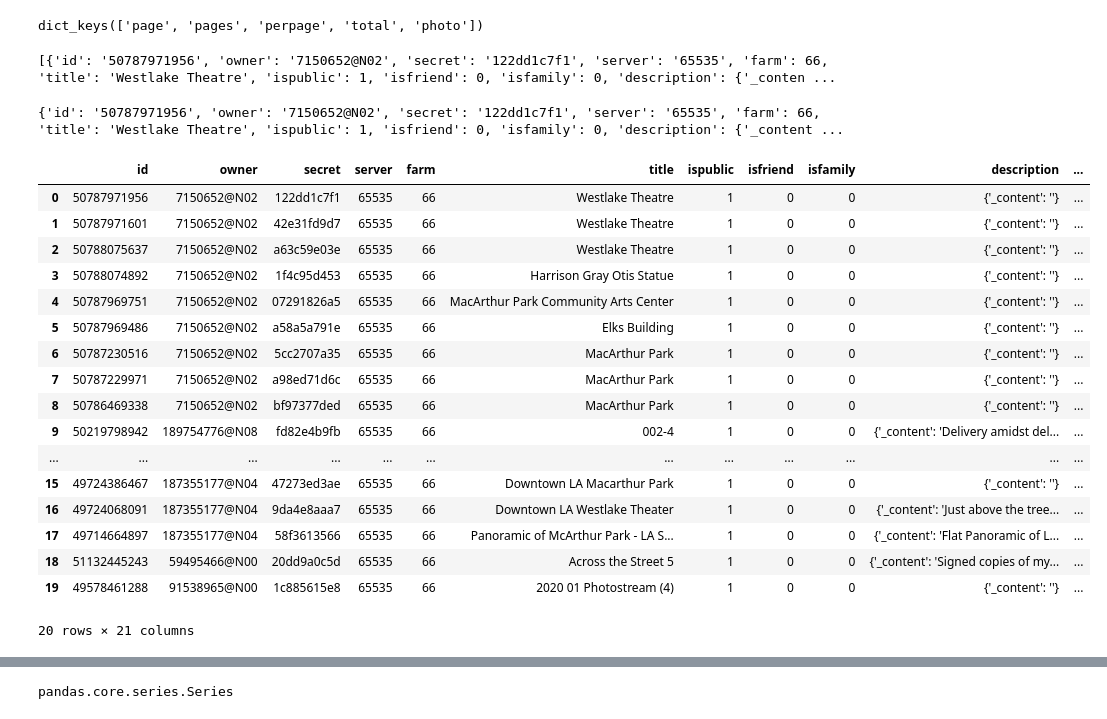
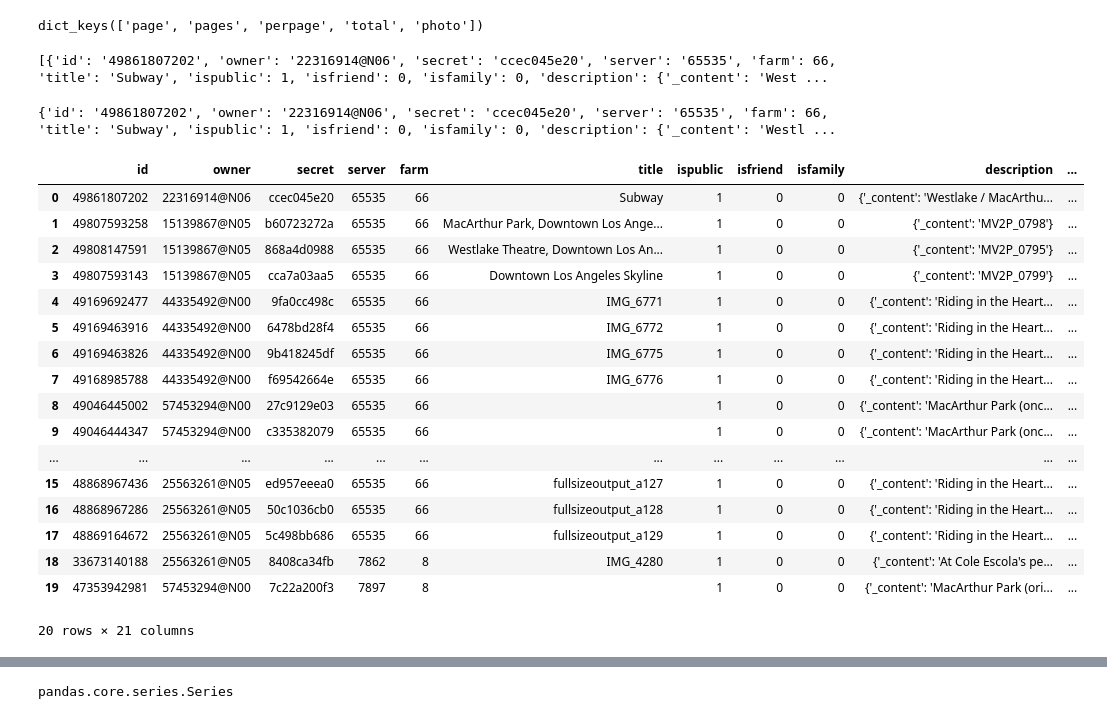
Before and after one commit to mlrog/LaParks_NLP, a Jupyter notebook: Parks_Code-Ellie.ipynb, the cells around one changed output, grey strips where cells are left out. Cells and saved outputs as stored; diff of their text form; code cells hidden in the pictures.

```diff
--- a/Parks_Code-Ellie.ipynb
+++ b/Parks_Code-Ellie.ipynb
@@ -11,6 +17,7 @@ flickr = flickrapi.FlickrAPI(api_key, api_secret, format='parsed-json')
 # %%
 extras='geo,description,tags'
-MacArthurPark = flickr.photos.search(tags='MacArthur Park', per_page=20, extras=extras,format='parsed-json')
+MacArthurPark = flickr.photos.search(tags='MacArthur Park', bbox = '-118.898278,33.704902,-118.161021,34.32848',
+                                     method_name='flickr', per_page=20, extras=extras,format='parsed-json')
 photos = MacArthurPark['photos']
 from pprint import pprint
 pprint(photos)
@@ -35,38 +42,43 @@ pprint(photos)
-# %%
-print(photos.keys())
-# %% [output]
-dict_keys(['page', 'pages', 'perpage', 'total', 'photo'])
-# %%
-print(photos['photo'])
-# %% [output]
-[{'id': '50787971956', 'owner': '7150652@N02', 'secret': '122dd1c7f1', 'server': '65535', 'farm': 66, 'title': 'Westlake Theatre', 'ispublic': 1, 'isfriend': 0, 'isfamily': 0, 'description': {'_conten ...
+# %%
+# A dictionary is a collection of keys and values
+# Here there are multiple keys and the one we are interested in is 'photo'
+# and in turn, 'photos' is a list denoted by the []
+print(photos.keys())
+# %% [output]
+dict_keys(['page', 'pages', 'perpage', 'total', 'photo'])
+# %%
+# We want to look at the photo key
+print(photos['photo'])
+# %% [output]
+[{'id': '49861807202', 'owner': '22316914@N06', 'secret': 'ccec045e20', 'server': '65535', 'farm': 66, 'title': 'Subway', 'ispublic': 1, 'isfriend': 0, 'isfamily': 0, 'description': {'_content': 'West ...
 # %%
 # Let's first just look at the first photo and the information associated with it
+# It looks like we are interested in the 'tags' element of the list
 item1 = photos['photo'][0]
 print(item1)
 # %% [output]
-{'id': '50787971956', 'owner': '7150652@N02', 'secret': '122dd1c7f1', 'server': '65535', 'farm': 66, 'title': 'Westlake Theatre', 'ispublic': 1, 'isfriend': 0, 'isfamily': 0, 'description': {'_content ...
+{'id': '49861807202', 'owner': '22316914@N06', 'secret': 'ccec045e20', 'server': '65535', 'farm': 66, 'title': 'Subway', 'ispublic': 1, 'isfriend': 0, 'isfamily': 0, 'description': {'_content': 'Westl ...
 # %%
 import pandas as pd
-df_mcarthur = pd.DataFrame(photos['photo'])
-df_mcarthur
+df_macarthur = pd.DataFrame(photos['photo'])
+df_macarthur
 # %% [output]
 |  | id | owner | secret | server | farm | title | ispublic | isfriend | isfamily | description | ... |
-| 0 | 50787971956 | 7150652@N02 | 122dd1c7f1 | 65535 | 66 | Westlake Theatre | 1 | 0 | 0 | {'_content': ''} | ... |
-| 1 | 50787971601 | 7150652@N02 | 42e31fd9d7 | 65535 | 66 | Westlake Theatre | 1 | 0 | 0 | {'_content': ''} | ... |
-| 2 | 50788075637 | 7150652@N02 | a63c59e03e | 65535 | 66 | Westlake Theatre | 1 | 0 | 0 | {'_content': ''} | ... |
-| 3 | 50788074892 | 7150652@N02 | 1f4c95d453 | 65535 | 66 | Harrison Gray Otis Statue | 1 | 0 | 0 | {'_content': ''} | ... |
-| 4 | 50787969751 | 7150652@N02 | 07291826a5 | 65535 | 66 | MacArthur Park Community Arts Center | 1 | 0 | 0 | {'_content': ''} | ... |
-| 5 | 50787969486 | 7150652@N02 | a58a5a791e | 65535 | 66 | Elks Building | 1 | 0 | 0 | {'_content': ''} | ... |
-| 6 | 50787230516 | 7150652@N02 | 5cc2707a35 | 65535 | 66 | MacArthur Park | 1 | 0 | 0 | {'_content': ''} | ... |
-| 7 | 50787229971 | 7150652@N02 | a98ed71d6c | 65535 | 66 | MacArthur Park | 1 | 0 | 0 | {'_content': ''} | ... |
-| 8 | 50786469338 | 7150652@N02 | bf97377ded | 65535 | 66 | MacArthur Park | 1 | 0 | 0 | {'_content': ''} | ... |
-| 9 | 50219798942 | 189754776@N08 | fd82e4b9fb | 65535 | 66 | 002-4 | 1 | 0 | 0 | {'_content': 'Delivery amidst del... | ... |
+| 0 | 49861807202 | 22316914@N06 | ccec045e20 | 65535 | 66 | Subway | 1 | 0 | 0 | {'_content': 'Westlake / MacArthu... | ... |
+| 1 | 49807593258 | 15139867@N05 | b60723272a | 65535 | 66 | MacArthur Park, Downtown Los Ange... | 1 | 0 | 0 | {'_content': 'MV2P_0798'} | ... |
+| 2 | 49808147591 | 15139867@N05 | 868a4d0988 | 65535 | 66 | Westlake Theatre, Downtown Los An... | 1 | 0 | 0 | {'_content': 'MV2P_0795'} | ... |
+| 3 | 49807593143 | 15139867@N05 | cca7a03aa5 | 65535 | 66 | Downtown Los Angeles Skyline | 1 | 0 | 0 | {'_content': 'MV2P_0799'} | ... |
+| 4 | 49169692477 | 44335492@N00 | 9fa0cc498c | 65535 | 66 | IMG_6771 | 1 | 0 | 0 | {'_content': 'Riding in the Heart... | ... |
+| 5 | 49169463916 | 44335492@N00 | 6478bd28f4 | 65535 | 66 | IMG_6772 | 1 | 0 | 0 | {'_content': 'Riding in the Heart... | ... |
+| 6 | 49169463826 | 44335492@N00 | 9b418245df | 65535 | 66 | IMG_6775 | 1 | 0 | 0 | {'_content': 'Riding in the Heart... | ... |
+| 7 | 49168985788 | 44335492@N00 | f69542664e | 65535 | 66 | IMG_6776 | 1 | 0 | 0 | {'_content': 'Riding in the Heart... | ... |
+| 8 | 49046445002 | 57453294@N00 | 27c9129e03 | 65535 | 66 |  | 1 | 0 | 0 | {'_content': 'MacArthur Park (onc... | ... |
+| 9 | 49046444347 | 57453294@N00 | c335382079 | 65535 | 66 |  | 1 | 0 | 0 | {'_content': 'MacArthur Park (onc... | ... |
 | ... | ... | ... | ... | ... | ... | ... | ... | ... | ... | ... | ... |
-| 15 | 49724386467 | 187355177@N04 | 47273ed3ae | 65535 | 66 | Downtown LA Macarthur Park | 1 | 0 | 0 | {'_content': ''} | ... |
-| 16 | 49724068091 | 187355177@N04 | 9da4e8aaa7 | 65535 | 66 | Downtown LA Westlake Theater | 1 | 0 | 0 | {'_content': 'Just above the tree... | ... |
-| 17 | 49714664897 | 187355177@N04 | 58f3613566 | 65535 | 66 | Panoramic of McArthur Park - LA S... | 1 | 0 | 0 | {'_content': 'Flat Panoramic of L... | ... |
-| 18 | 51132445243 | 59495466@N00 | 20dd9a0c5d | 65535 | 66 | Across the Street 5 | 1 | 0 | 0 | {'_content': 'Signed copies of my... | ... |
-| 19 | 49578461288 | 91538965@N00 | 1c885615e8 | 65535 | 66 | 2020 01 Photostream (4) | 1 | 0 | 0 | {'_content': ''} | ... |
+| 15 | 48868967436 | 25563261@N05 | ed957eeea0 | 65535 | 66 | fullsizeoutput_a127 | 1 | 0 | 0 | {'_content': 'Riding in the Heart... | ... |
+| 16 | 48868967286 | 25563261@N05 | 50c1036cb0 | 65535 | 66 | fullsizeoutput_a128 | 1 | 0 | 0 | {'_content': 'Riding in the Heart... | ... |
+| 17 | 48869164672 | 25563261@N05 | 5c498bb686 | 65535 | 66 | fullsizeoutput_a129 | 1 | 0 | 0 | {'_content': 'Riding in the Heart... | ... |
+| 18 | 33673140188 | 25563261@N05 | 8408ca34fb | 7862 | 8 | IMG_4280 | 1 | 0 | 0 | {'_content': 'At Cole Escola's pe... | ... |
+| 19 | 47353942981 | 57453294@N00 | 7c22a200f3 | 7897 | 8 |  | 1 | 0 | 0 | {'_content': 'MacArthur Park (ori... | ... |
 20 rows × 21 columns
 # %%
```
Also changed, not shown: parts of 19 cells of this notebook.
